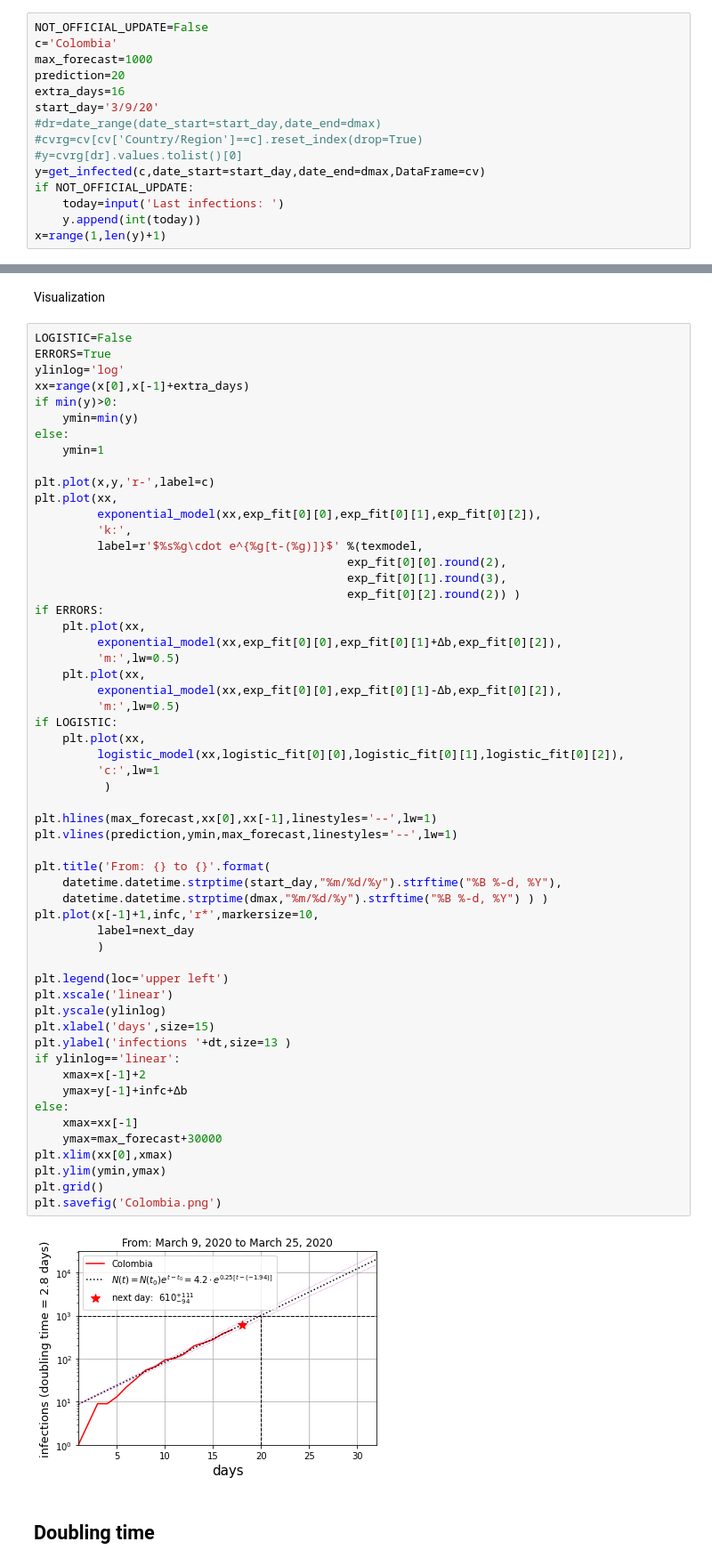
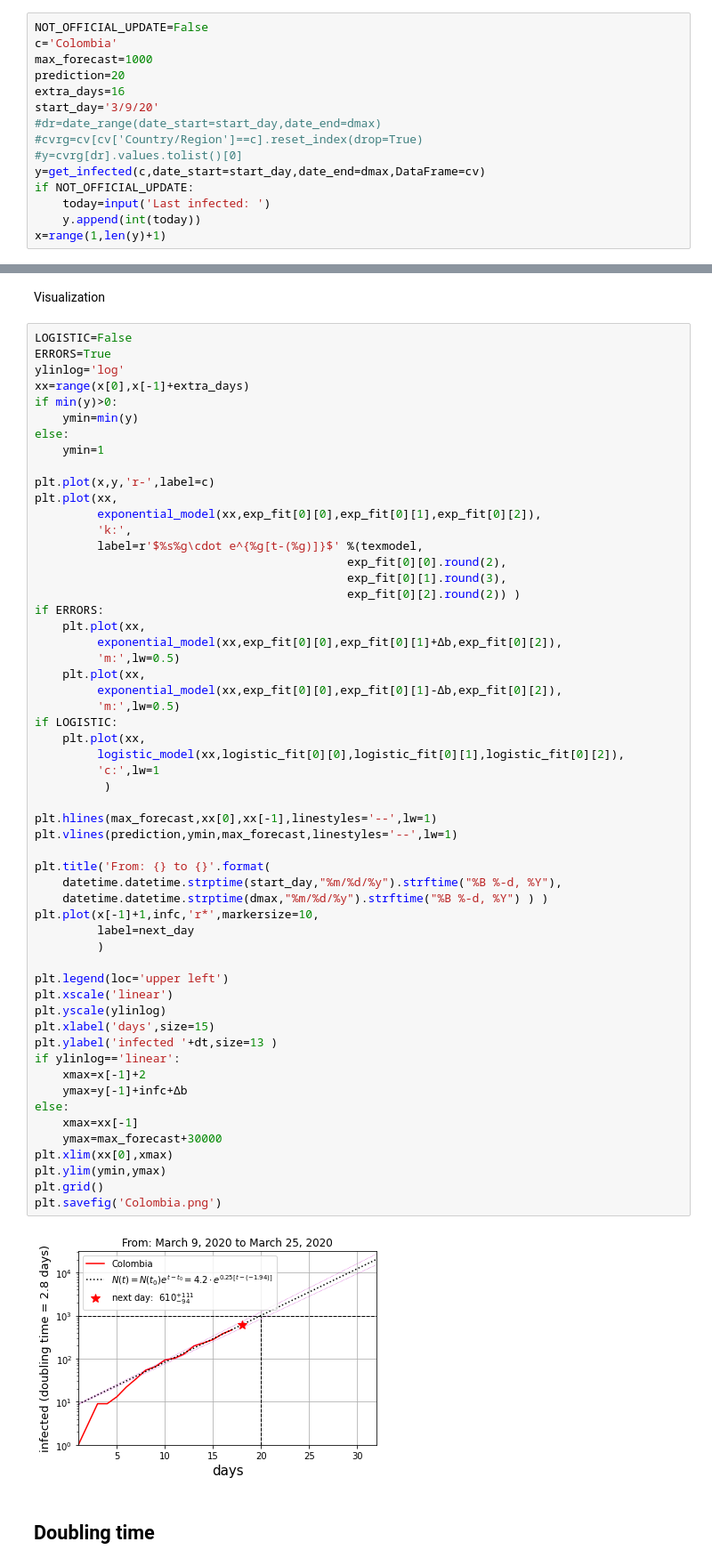
Before and after one commit to restrepo/COVID-19, a Jupyter notebook: covid.ipynb, the cells around one changed output, grey strips where cells are left out. Shown at 89% size. Saved outputs shown, nothing was run; the diff lists cells and outputs as text.

```diff
--- a/covid.ipynb
+++ b/covid.ipynb
@@ -196,7 +196,7 @@ start_day='3/9/20'
 #y=cvrg[dr].values.tolist()[0]
 y=get_infected(c,date_start=start_day,date_end=dmax,DataFrame=cv)
 if NOT_OFFICIAL_UPDATE:
-    today=input('Last infections: ')
+    today=input('Last infected: ')
     y.append(int(today))
 x=range(1,len(y)+1)
 # %% [markdown]
@@ -284,35 +284,35 @@ if LOGISTIC:
     plt.plot(xx,
          logistic_model(xx,logistic_fit[0][0],logistic_fit[0][1],logistic_fit[0][2]),
          'c:',lw=1
           )
 
 plt.hlines(max_forecast,xx[0],xx[-1],linestyles='--',lw=1)
 plt.vlines(prediction,ymin,max_forecast,linestyles='--',lw=1)
 
 plt.title('From: {} to {}'.format(
     datetime.datetime.strptime(start_day,"%m/%d/%y").strftime("%B %-d, %Y"),
     datetime.datetime.strptime(dmax,"%m/%d/%y").strftime("%B %-d, %Y") ) )
 plt.plot(x[-1]+1,infc,'r*',markersize=10,
          label=next_day
          )
 
 plt.legend(loc='upper left')
 plt.xscale('linear')
 plt.yscale(ylinlog)
 plt.xlabel('days',size=15)
-plt.ylabel('infections '+dt,size=13 )
+plt.ylabel('infected '+dt,size=13 )
 if ylinlog=='linear':
     xmax=x[-1]+2
     ymax=y[-1]+infc+Δb
 else:
     xmax=xx[-1]
     ymax=max_forecast+30000
 plt.xlim(xx[0],xmax)
 plt.ylim(ymin,ymax)
 plt.grid()
 plt.savefig('Colombia.png')
 # %% [output]
-[figure, old version]
+[figure, new version]
 # %% [markdown]
 
 ## Doubling time
```
Also changed, not shown: parts of 8 cells of this notebook.
